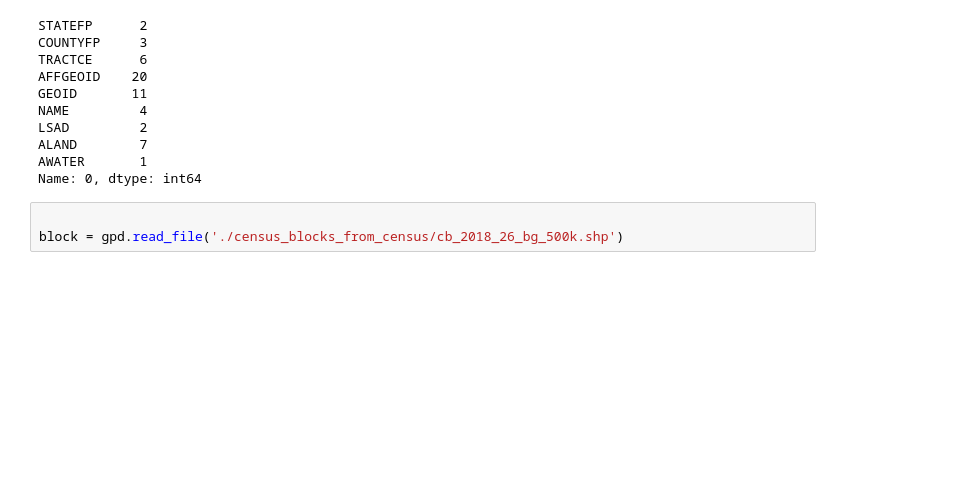
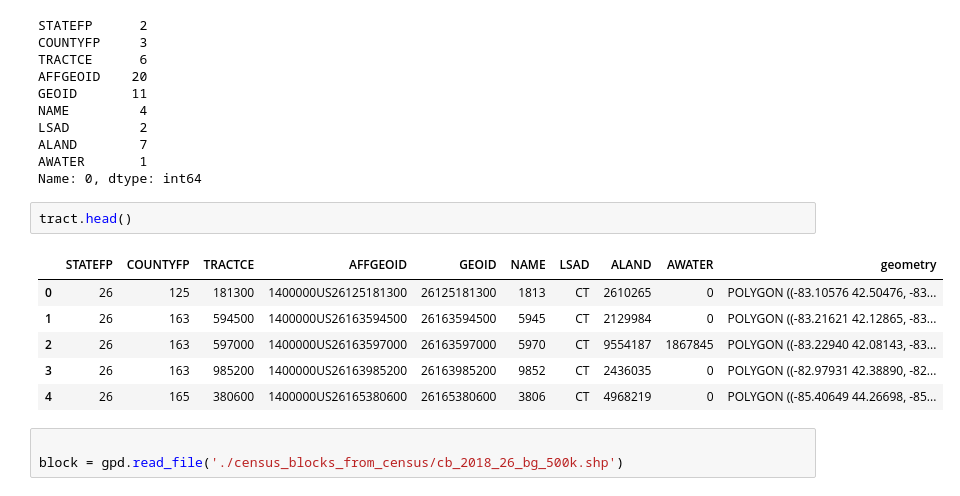
Before and after one commit to ahakso/detroit, a Jupyter notebook: census_blocks.ipynb, the cells around one changed output. Cells and saved outputs as stored; diff of their text form; blank space fills up the shorter version.

```diff
--- a/census_blocks.ipynb
+++ b/census_blocks.ipynb
@@ -54,6 +78,15 @@ LSAD         2
 ALAND        7
 AWATER       1
 Name: 0, dtype: int64
+# %%
+tract.head()
+# %% [output]
+|  | STATEFP | COUNTYFP | TRACTCE | AFFGEOID | GEOID | NAME | LSAD | ALAND | AWATER | geometry |
+| 0 | 26 | 125 | 181300 | 1400000US26125181300 | 26125181300 | 1813 | CT | 2610265 | 0 | POLYGON ((-83.10576 42.50476, -83... |
+| 1 | 26 | 163 | 594500 | 1400000US26163594500 | 26163594500 | 5945 | CT | 2129984 | 0 | POLYGON ((-83.21621 42.12865, -83... |
+| 2 | 26 | 163 | 597000 | 1400000US26163597000 | 26163597000 | 5970 | CT | 9554187 | 1867845 | POLYGON ((-83.22940 42.08143, -83... |
+| 3 | 26 | 163 | 985200 | 1400000US26163985200 | 26163985200 | 9852 | CT | 2436035 | 0 | POLYGON ((-82.97931 42.38890, -82... |
+| 4 | 26 | 165 | 380600 | 1400000US26165380600 | 26165380600 | 3806 | CT | 4968219 | 0 | POLYGON ((-85.40649 44.26698, -85... |
 # %%
 
 block = gpd.read_file('./census_blocks_from_census/cb_2018_26_bg_500k.shp')
```
Also changed, not shown: parts of 7 cells of this notebook.
